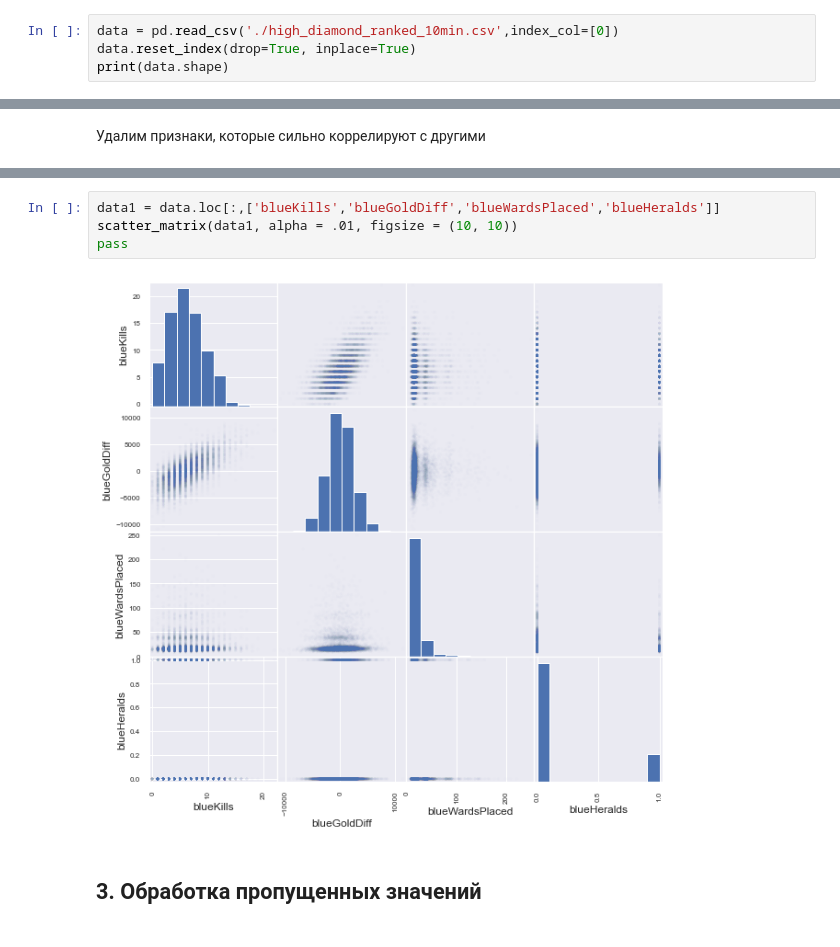
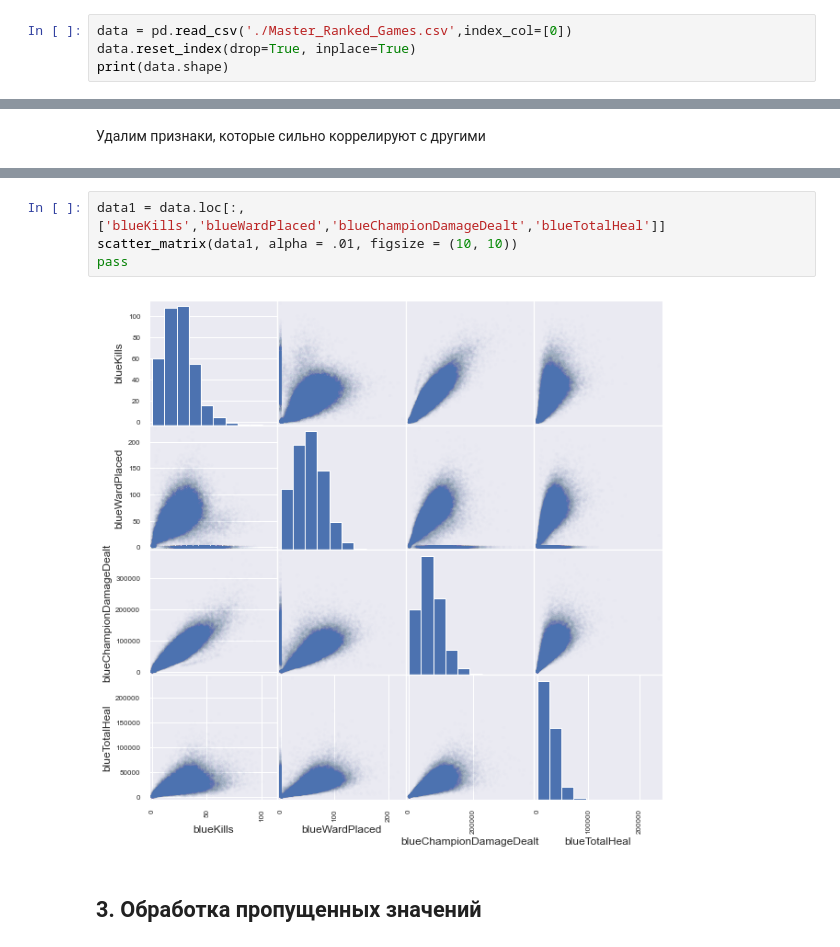
Before and after one commit to BrandonRTL/ML2021, a Jupyter notebook: HW1.ipynb, the cells around one changed output, grey strips where cells are left out. Saved outputs shown, nothing was run; the diff lists cells and outputs as text.

```diff
--- a/HW1.ipynb
+++ b/HW1.ipynb
@@ -18,7 +18,7 @@ from sklearn.model_selection import train_test_split
 # %% [markdown]
 ## 1. Считывание данных
 # %%
-data = pd.read_csv('./high_diamond_ranked_10min.csv',index_col=[0])
+data = pd.read_csv('./Master_Ranked_Games.csv',index_col=[0])
 data.reset_index(drop=True, inplace=True)
 print(data.shape)
 # %% [output]
@@ -144,9 +143,9 @@ plt.scatter(data['blueTotalExperience'], data['blueTotalGold'], alpha = 0.5)
 # %%
-data1 = data.loc[:,['blueKills','blueGoldDiff','blueWardsPlaced','blueHeralds']]
+data1 = data.loc[:,['blueKills','blueWardPlaced','blueChampionDamageDealt','blueTotalHeal']]
 scatter_matrix(data1, alpha = .01, figsize = (10, 10))
 pass
 # %% [output]
-[figure, old version]
+[figure, new version]
 # %% [markdown]
 ## 3. Обработка пропущенных значений
 # %%
```
Also changed, not shown: parts of 18 cells of this notebook, 4 other files.
